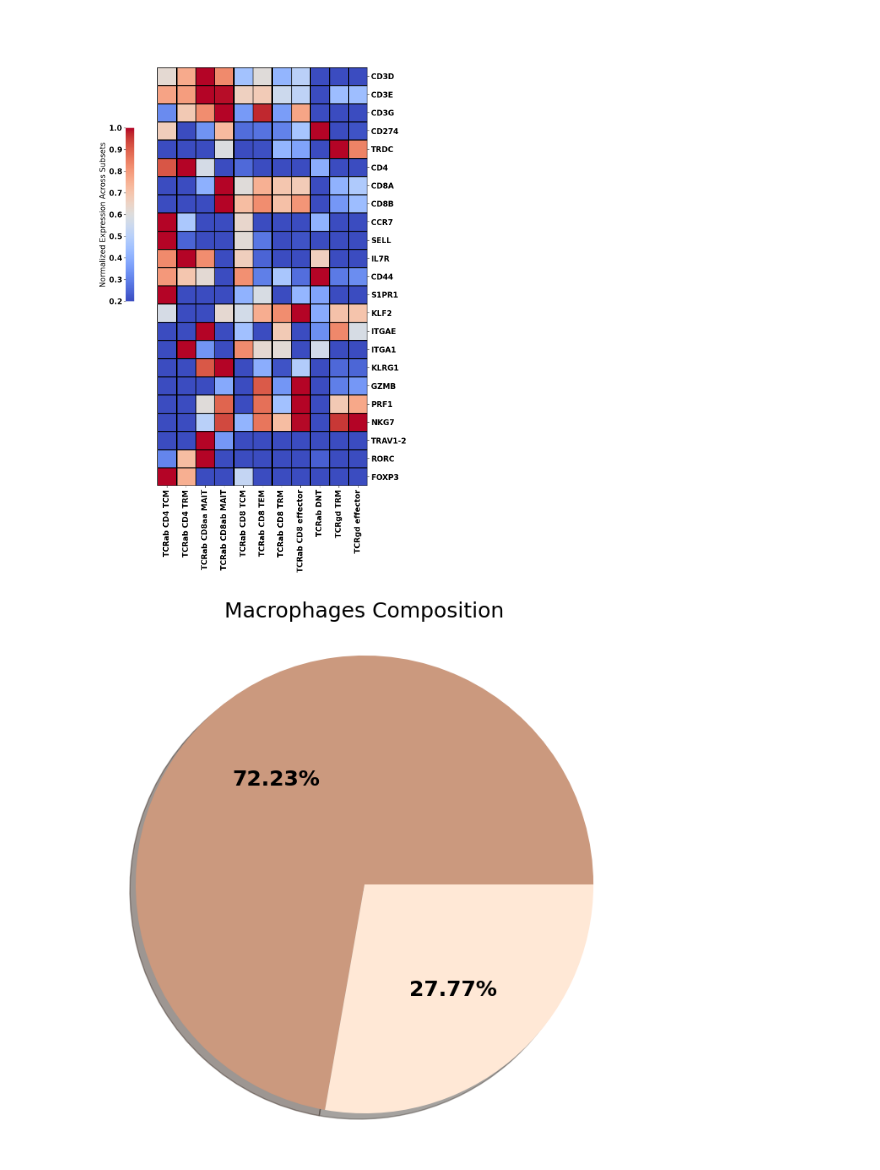
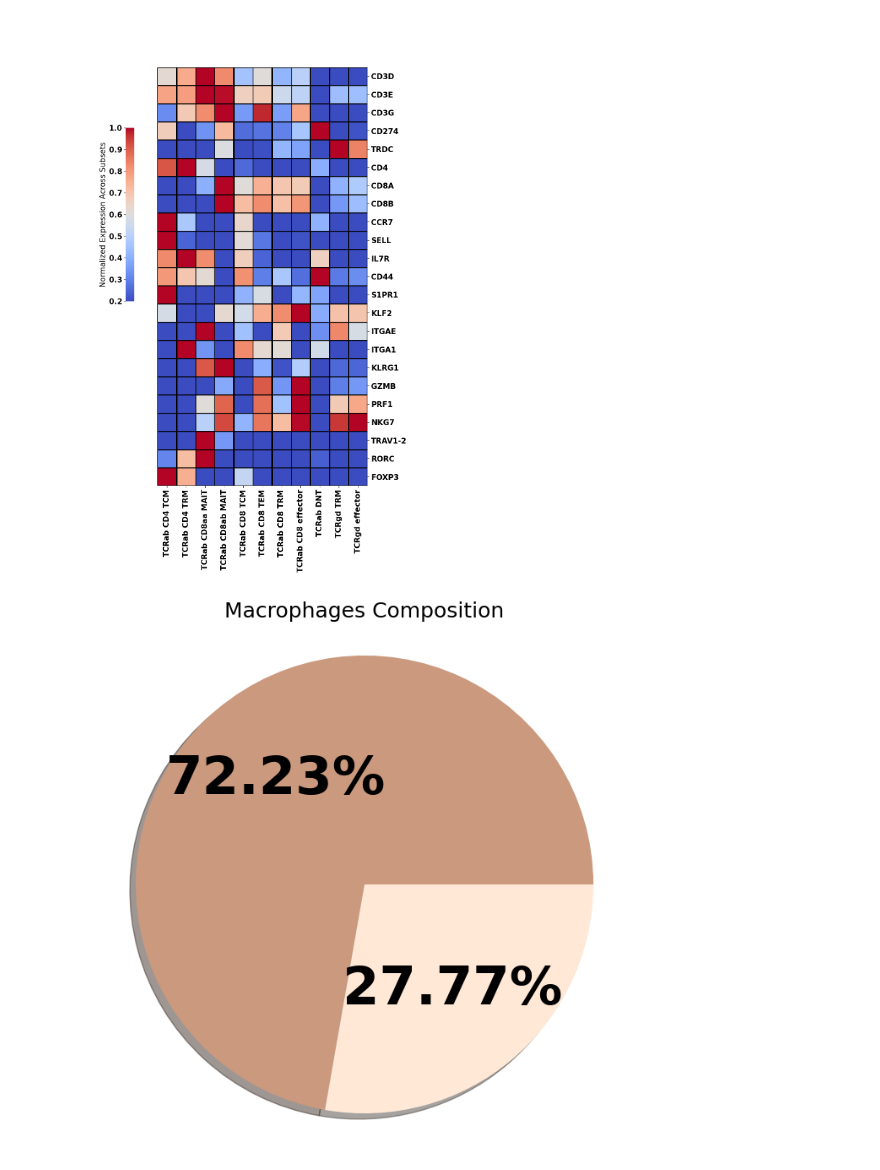
Before and after one commit to Ran-x2/gut-liver-whole-tissue, a Jupyter notebook: liver_visualization.ipynb, the cells around one changed output. Saved outputs shown, nothing was run; the diff lists cells and outputs as text; code cells hidden in the pictures.

```diff
--- a/liver_visualization.ipynb
+++ b/liver_visualization.ipynb
@@ -372,12 +398,12 @@ plt.savefig('vis/liver_T_heatmap.png',dpi = 300,bbox_inches='tight')
 # %%
 patches, texts, autotexts =plt.pie([float(i) for i in pd.DataFrame(adata34.obs.loc[adata34.obs['celltype_lowres']=='Macrophages','Donor ID'].value_counts(normalize=True)).reindex(['Donor AJD3280','Donor AJG2309']).values],
               autopct='%1.2f%%',
               colors = donor_palette[0:2], shadow=True, radius=1.1)
-plt.setp(autotexts, size=18, weight="bold")
+plt.setp(autotexts, size=45, weight="bold")
 plt.title('Macrophages Composition')
 plt.savefig('vis/MacrophagesPie.png',dpi = 300,bbox_inches='tight')
 # %% [output]
-[figure, old version]
+[figure, new version]
 # %%
 patches, texts, autotexts =plt.pie([float(i) for i in pd.DataFrame(adata34.obs.loc[adata34.obs['celltype_highres']=='TCRab CD8ab MAIT','Donor ID'].value_counts(normalize=True)).reindex(['Donor AJD3280','Donor AJG2309']).values],
               autopct='%1.2f%%',
```
Also changed, not shown: parts of 8 cells of this notebook, 4 other files.
